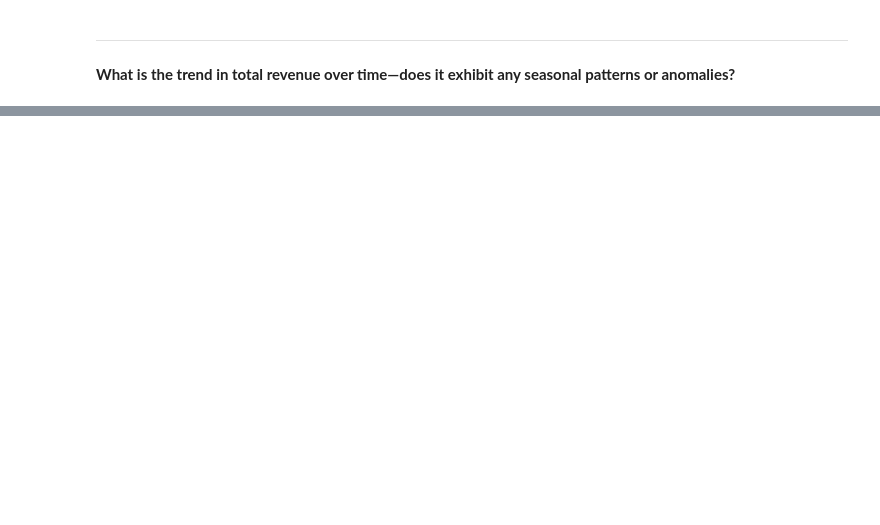
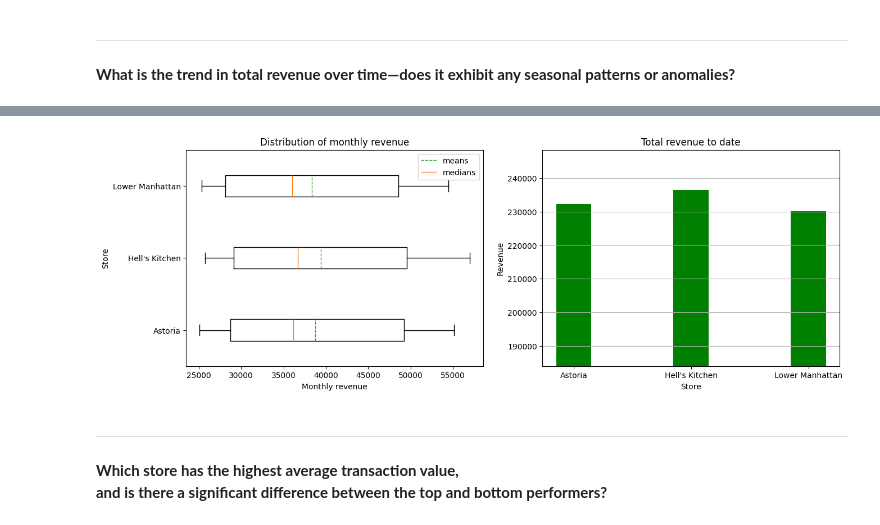
Before and after one commit to Michael-Kornilich/coffee_shop_analysis, a Jupyter notebook: script.ipynb, the cells around one changed output, grey strips where cells are left out. Drawn from its saved outputs; the diff is of its cells as text; code cells hidden in the pictures; blank space fills up the shorter version.

```diff
--- a/script.ipynb
+++ b/script.ipynb
@@ -204,0 +272,47 @@ ax.set_ylabel("Revenue");
+# %%
+def get_monthly_revenue(df:pd.DataFrame) -> pd.Series:
+    rev = df["transaction_qty"] * df["unit_price"]
+    return rev.groupby(df["transaction_datetime"].dt.month).sum()
+
+total_monthly_revenue = (records
+                        .groupby("store_location",observed=True)
+                        .apply(get_monthly_revenue,include_groups=False)
+                        .T
+                       )
+
+total_revenue = total_monthly_revenue.sum(axis="rows")
+# %%
+# charting
+fig, (box, bar) = plt.subplots(ncols=2,figsize=(15,5))
+
+# boxplots
+axes = box.boxplot(
+    x=total_monthly_revenue,
+    orientation="horizontal",
+    tick_labels=total_monthly_revenue.columns,
+    meanline=True,
+    showmeans=True
+)
+box.legend([axes["means"][0], axes["medians"][0]], ["means","medians"])
+box.set_title("Distribution of monthly revenue")
+box.set_ylabel("Store")
+box.set_xlabel("Monthly revenue")
+
+# bars
+bar.bar(
+    x=total_revenue.index,
+    height=total_revenue.array,
+    width=0.3,
+    color="green"
+)
+bar.set_title("Total revenue to date")
+bar.set_xlabel("Store")
+bar.set_ylabel("Revenue");
+bar.set_ylim(total_revenue.min()*0.8,total_revenue.max()*1.05);
+bar.grid(axis="y");
+# %% [output]
+[figure, added]
+# %% [markdown]
+---
+**Which store has the highest average transaction value,\
+and is there a significant difference between the top and bottom performers?**
```
Also changed, not shown: parts of 16 cells of this notebook, 1 other file.
